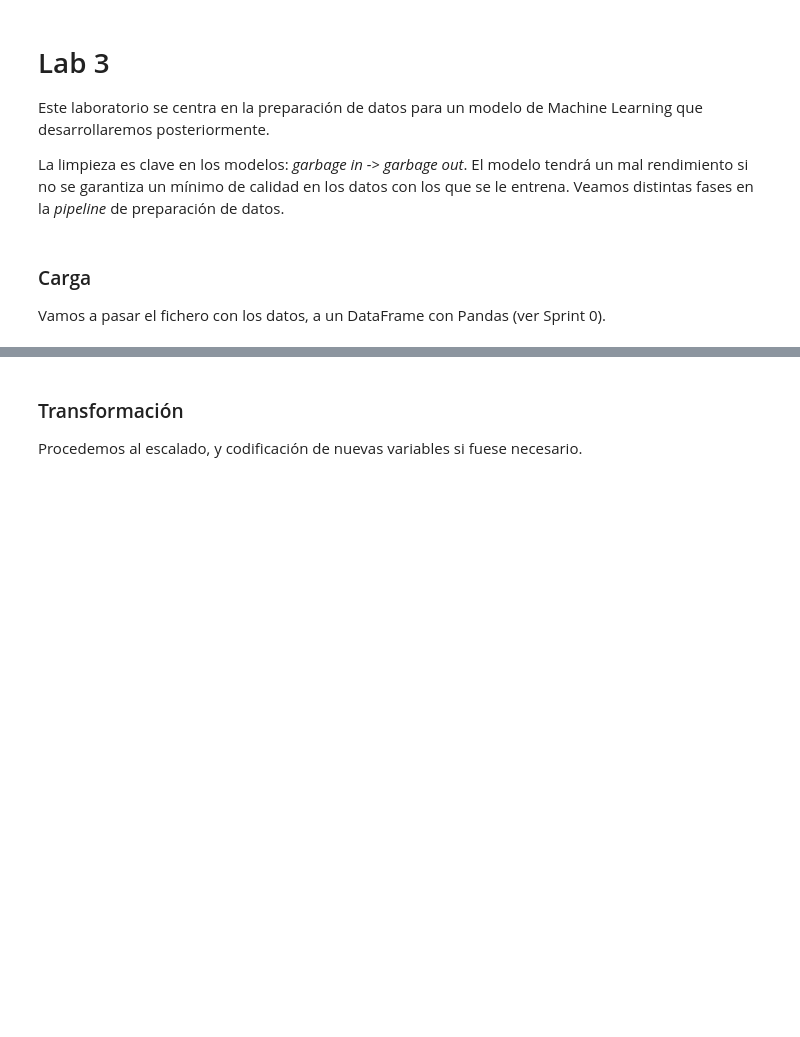
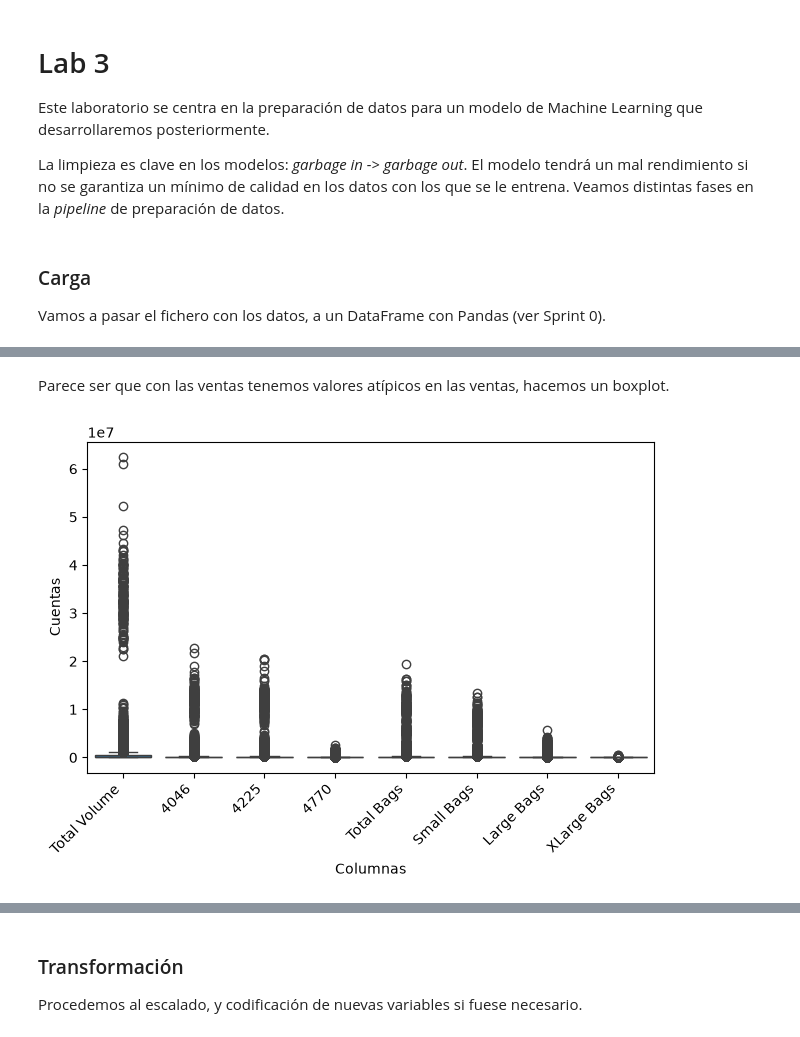
Before and after one commit to samuelmzc/Desarrollo_Soluciones_IA_UNIR, a Jupyter notebook: 1_Introduccion_IA_ML/lab3_NOTERMINADO.ipynb, the cells around one changed output, grey strips where cells are left out. Drawn from its saved outputs; the diff is of its cells as text; code cells hidden in the pictures; blank space fills up the shorter version.

```diff
--- a/1_Introduccion_IA_ML/lab3_NOTERMINADO.ipynb
+++ b/1_Introduccion_IA_ML/lab3_NOTERMINADO.ipynb
@@ -14,0 +128,22 @@ Exploremos y visualicemos los datos para saber con qué estamos trabajando.
+# %% [markdown]
+Parece ser que con las ventas tenemos valores atípicos en las ventas, hacemos un boxplot.
+# %%
+# Fusionamos el DataFrame para que el tamaño de la bolsa sea una categoría
+df_melt = pd.melt(df[
+    ["Total Volume",
+    "4046",
+    "4225",
+    "4770",
+    "Total Bags",
+    "Small Bags",
+    "Large Bags",
+    "XLarge Bags"]
+])
+
+sns.boxplot(x = "variable", y = "value", data = df_melt)
+plt.xlabel("Columnas")
+plt.ylabel("Cuentas")
+plt.tick_params("x", rotation = 45, rotation_mode = "xtick")
+plt.tight_layout()
+# %% [output]
+[figure, added]
```
Also changed, not shown: parts of 42 cells of this notebook.
